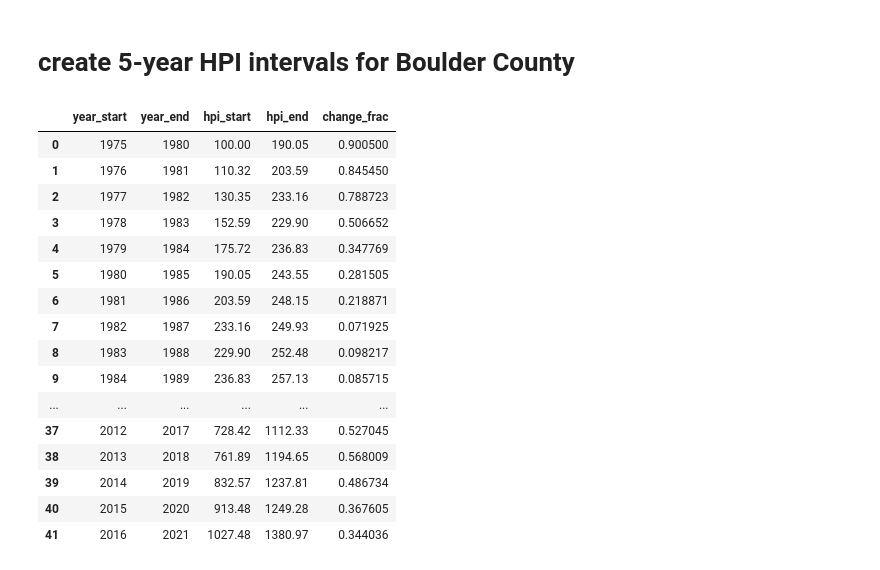
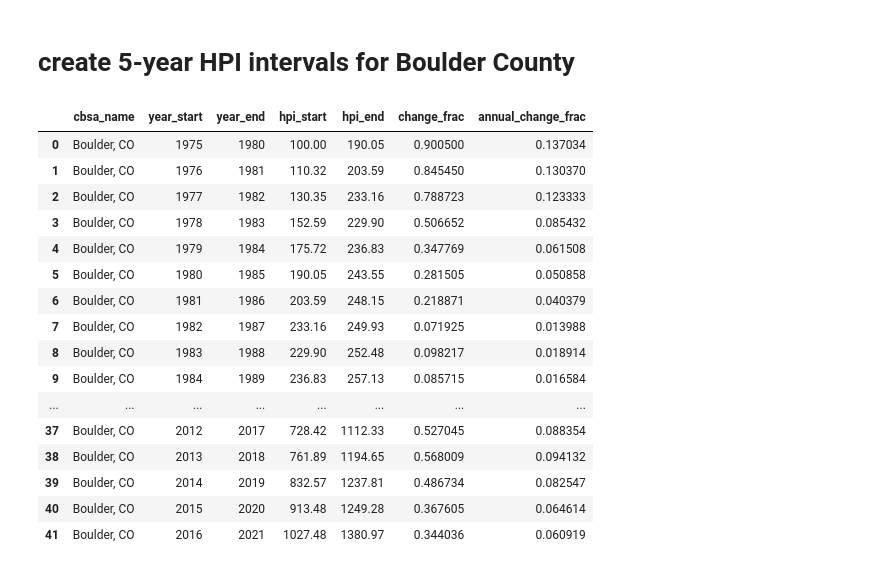
Before and after one commit to nmmichalak/hpi-analysis, a Jupyter notebook: 20220907_hpi_analysis.ipynb, the cells around one changed output. Saved outputs shown, nothing was run; the diff lists cells and outputs as text; code cells hidden in the pictures.

```diff
--- a/20220907_hpi_analysis.ipynb
+++ b/20220907_hpi_analysis.ipynb
@@ -57,50 +57,55 @@ interval_length = 5
 cbsa_name = "Boulder, CO"
 
 # container
-hpi_change_x_year = {"year_start": [], "year_end": [], "hpi_start": [], "hpi_end": [], "change_frac": []}
+hpi_change_x_year = {"cbsa_name": [], "year_start": [], "year_end": [], "hpi_start": [], "hpi_end": [], "change_frac": [], "annual_change_frac": []}
 
 for year_start_i in tqdm.tqdm(sorted(hpi.query(f"name == '{cbsa_name}'")["year"].unique())):
     # year end
     year_end_i = year_start_i + interval_length
 
     if year_end_i <= hpi.query("name == 'Boulder, CO'")["year"].max():
 
         # hpi start
         hpi_start_i = hpi.query(f"(name == 'Boulder, CO') & (year == {year_start_i})")["hpi"].astype(float).squeeze()
 
         # hpi end
         hpi_end_i = hpi.query(f"(name == 'Boulder, CO') & (year == {year_end_i})")["hpi"].astype(float).squeeze()
 
         # change fraction
         change_frac_i = (hpi_end_i - hpi_start_i) / hpi_start_i
 
+        # anualized change fraction
+        annual_change_frac_i = (hpi_end_i / hpi_start_i) ** (1 / interval_length) - 1.0
+
         # append
+        hpi_change_x_year["cbsa_name"].append(cbsa_name)
         hpi_change_x_year["year_start"].append(year_start_i)
         hpi_change_x_year["year_end"].append(year_end_i)
         hpi_change_x_year["hpi_start"].append(hpi_start_i)
         hpi_change_x_year["hpi_end"].append(hpi_end_i)
         hpi_change_x_year["change_frac"].append(change_frac_i)
+        hpi_change_x_year["annual_change_frac"].append(annual_change_frac_i)
 
 # data frame
 hpi_change_x_year = pd.DataFrame(hpi_change_x_year)
 
 # see it
 hpi_change_x_year
 # %% [output]
-|  | year_start | year_end | hpi_start | hpi_end | change_frac |
-| 0 | 1975 | 1980 | 100.00 | 190.05 | 0.900500 |
-| 1 | 1976 | 1981 | 110.32 | 203.59 | 0.845450 |
-| 2 | 1977 | 1982 | 130.35 | 233.16 | 0.788723 |
-| 3 | 1978 | 1983 | 152.59 | 229.90 | 0.506652 |
-| 4 | 1979 | 1984 | 175.72 | 236.83 | 0.347769 |
-| 5 | 1980 | 1985 | 190.05 | 243.55 | 0.281505 |
-| 6 | 1981 | 1986 | 203.59 | 248.15 | 0.218871 |
-| 7 | 1982 | 1987 | 233.16 | 249.93 | 0.071925 |
-| 8 | 1983 | 1988 | 229.90 | 252.48 | 0.098217 |
-| 9 | 1984 | 1989 | 236.83 | 257.13 | 0.085715 |
-| ... | ... | ... | ... | ... | ... |
-| 37 | 2012 | 2017 | 728.42 | 1112.33 | 0.527045 |
-| 38 | 2013 | 2018 | 761.89 | 1194.65 | 0.568009 |
-| 39 | 2014 | 2019 | 832.57 | 1237.81 | 0.486734 |
-| 40 | 2015 | 2020 | 913.48 | 1249.28 | 0.367605 |
-| 41 | 2016 | 2021 | 1027.48 | 1380.97 | 0.344036 |
+|  | cbsa_name | year_start | year_end | hpi_start | hpi_end | change_frac | annual_change_frac |
+| 0 | Boulder, CO | 1975 | 1980 | 100.00 | 190.05 | 0.900500 | 0.137034 |
+| 1 | Boulder, CO | 1976 | 1981 | 110.32 | 203.59 | 0.845450 | 0.130370 |
+| 2 | Boulder, CO | 1977 | 1982 | 130.35 | 233.16 | 0.788723 | 0.123333 |
+| 3 | Boulder, CO | 1978 | 1983 | 152.59 | 229.90 | 0.506652 | 0.085432 |
+| 4 | Boulder, CO | 1979 | 1984 | 175.72 | 236.83 | 0.347769 | 0.061508 |
+| 5 | Boulder, CO | 1980 | 1985 | 190.05 | 243.55 | 0.281505 | 0.050858 |
+| 6 | Boulder, CO | 1981 | 1986 | 203.59 | 248.15 | 0.218871 | 0.040379 |
+| 7 | Boulder, CO | 1982 | 1987 | 233.16 | 249.93 | 0.071925 | 0.013988 |
+| 8 | Boulder, CO | 1983 | 1988 | 229.90 | 252.48 | 0.098217 | 0.018914 |
+| 9 | Boulder, CO | 1984 | 1989 | 236.83 | 257.13 | 0.085715 | 0.016584 |
+| ... | ... | ... | ... | ... | ... | ... | ... |
+| 37 | Boulder, CO | 2012 | 2017 | 728.42 | 1112.33 | 0.527045 | 0.088354 |
+| 38 | Boulder, CO | 2013 | 2018 | 761.89 | 1194.65 | 0.568009 | 0.094132 |
+| 39 | Boulder, CO | 2014 | 2019 | 832.57 | 1237.81 | 0.486734 | 0.082547 |
+| 40 | Boulder, CO | 2015 | 2020 | 913.48 | 1249.28 | 0.367605 | 0.064614 |
+| 41 | Boulder, CO | 2016 | 2021 | 1027.48 | 1380.97 | 0.344036 | 0.060919 |
```
Also changed, not shown: parts of 2 cells of this notebook.
